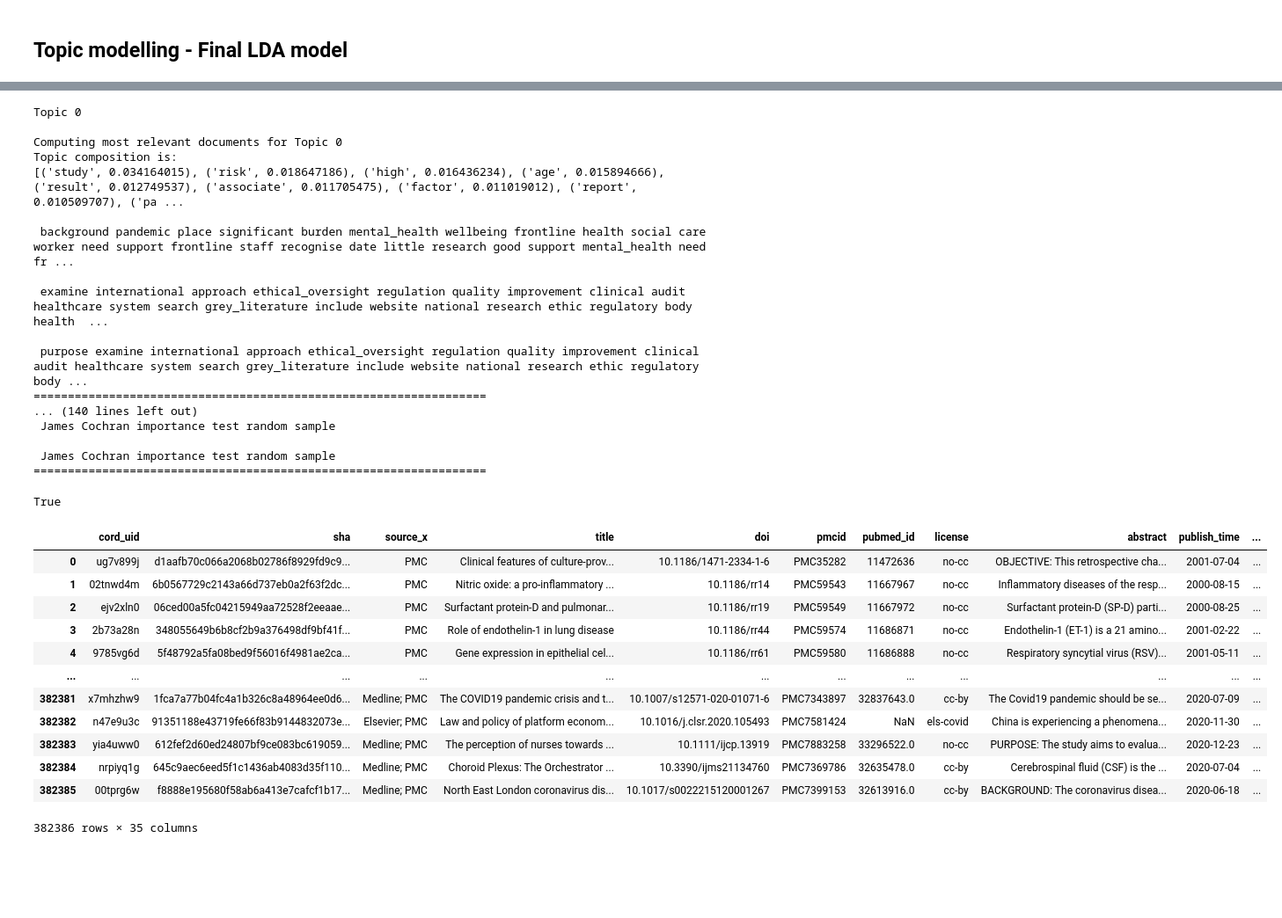
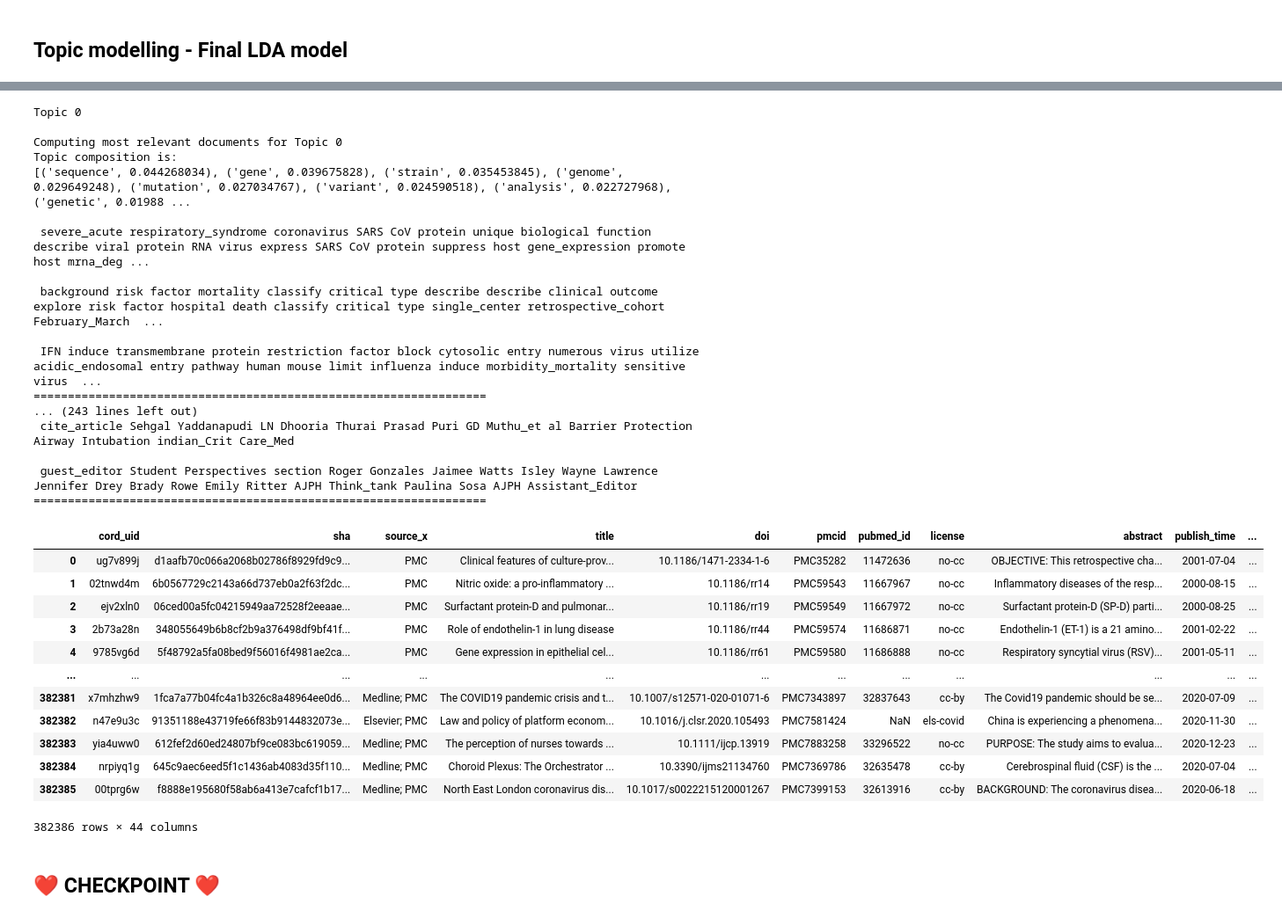
Before and after one commit to hl0d0w1g/CORD-19-NLP, a Jupyter notebook: CORD19_NLP.ipynb, the cells around one changed output, grey strips where cells are left out. Shown at 88% size. Saved outputs shown, nothing was run; the diff lists cells and outputs as text; code cells hidden in the pictures; blank space fills up the shorter version.

```diff
--- a/CORD19_NLP.ipynb
+++ b/CORD19_NLP.ipynb
@@ -687,6 +707,7 @@ Best number of topics: 13
 # %% [markdown]
 ## ❤️ CHECKPOINT ❤️
 # %%
+metadata_df = pd.read_csv('./data/metadata_processed_2.csv', low_memory=False)
 D = Dictionary.load('./data/gensim_dictionary')
 corpus = pickle.load(open('./data/corpus.pkl', 'rb'))
 corpus_bow = pickle.load(open('./data/corpus_bow.pkl', 'rb'))
@@ -797,6 +823,7 @@ def most_relevant_documents(ldag, topicid, corpus_bow, ndocs=10):
 
     return np.array(scores).argsort()[-ndocs:][::-1]
 
+# Visualize the most relevant documents for each topic
 for t in range(best_n_topics):
     print('Topic', t)
     print('')
@@ -807,56 +834,60 @@ for t in range(best_n_topics):
         print('\n', ' '.join(corpus[idproject]))
 
     print('==================================================================')
+    print('')
 # %% [output]
 Topic 0
 
 Computing most relevant documents for Topic 0
 Topic composition is:
-[('study', 0.034164015), ('risk', 0.018647186), ('high', 0.016436234), ('age', 0.015894666), ('result', 0.012749537), ('associate', 0.011705475), ('factor', 0.011019012), ('report', 0.010509707), ('pa ...
+[('sequence', 0.044268034), ('gene', 0.039675828), ('strain', 0.035453845), ('genome', 0.029649248), ('mutation', 0.027034767), ('variant', 0.024590518), ('analysis', 0.022727968), ('genetic', 0.01988 ...
 
- background pandemic place significant burden mental_health wellbeing frontline health social care worker need support frontline staff recognise date little research good support mental_health need fr ...
+ severe_acute respiratory_syndrome coronavirus SARS CoV protein unique biological function describe viral protein RNA virus express SARS CoV protein suppress host gene_expression promote host mrna_deg ...
 
- examine international approach ethical_oversight regulation quality improvement clinical audit healthcare system search grey_literature include website national research ethic regulatory body health  ...
+ background risk factor mortality classify critical type describe describe clinical outcome explore risk factor hospital death classify critical type single_center retrospective_cohort February_March  ...
 
- purpose examine international approach ethical_oversight regulation quality improvement clinical audit healthcare system search grey_literature include website national research ethic regulatory body ...
+ IFN induce transmembrane protein restriction factor block cytosolic entry numerous virus utilize acidic_endosomal entry pathway human mouse limit influenza induce morbidity_mortality sensitive virus  ...
 ==================================================================
-... (140 lines left out)
- James Cochran importance test random sample
+... (243 lines left out)
+ cite_article Sehgal Yaddanapudi LN Dhooria Thurai Prasad Puri GD Muthu_et al Barrier Protection Airway Intubation indian_Crit Care_Med
 
- James Cochran importance test random sample
+ guest_editor Student Perspectives section Roger Gonzales Jaimee Watts Isley Wayne Lawrence Jennifer Drey Brady Rowe Emily Ritter AJPH Think_tank Paulina Sosa AJPH Assistant_Editor
 ==================================================================
-# %%
-len(corpus_bow) == len(metadata_df)
-# %% [output]
-True
 # %%
+# Compute the weight of each topic for each document
 bow_topics = []
 for bow in tqdm(corpus_bow):
     topics = ldag.get_document_topics(bow, minimum_probability=0.000000000001)
     assert(len(topics) == best_n_topics)
 
     topics_dict = {}
+    topic_socres = []
     for t in range(best_n_topics):
         topics_dict['topic_' + str(topics[t][0])] = topics[t][1]
+        topic_socres.append(topics[t][1])
 
+    topics_dict['max_topic_id'] = np.argmax(topic_socres)
+    topics_dict['max_topic_score'] = np.max(topic_socres)
     bow_topics.append(topics_dict)
 
 topics_docs_df = pd.DataFrame(bow_topics)
 assert(len(metadata_df) == len(topics_docs_df))
 
 metadata_df = pd.concat([metadata_df, topics_docs_df], axis=1)
 metadata_df
 # %% [output]
 |  | cord_uid | sha | source_x | title | doi | pmcid | pubmed_id | license | abstract | publish_time | ... |
 | 0 | ug7v899j | d1aafb70c066a2068b02786f8929fd9c9... | PMC | Clinical features of culture-prov... | 10.1186/1471-2334-1-6 | PMC35282 | 11472636 | no-cc | OBJECTIVE: This retrospective cha... | 2001-07-04 | ... |
 | 1 | 02tnwd4m | 6b0567729c2143a66d737eb0a2f63f2dc... | PMC | Nitric oxide: a pro-inflammatory ... | 10.1186/rr14 | PMC59543 | 11667967 | no-cc | Inflammatory diseases of the resp... | 2000-08-15 | ... |
 | 2 | ejv2xln0 | 06ced00a5fc04215949aa72528f2eeaae... | PMC | Surfactant protein-D and pulmonar... | 10.1186/rr19 | PMC59549 | 11667972 | no-cc | Surfactant protein-D (SP-D) parti... | 2000-08-25 | ... |
 | 3 | 2b73a28n | 348055649b6b8cf2b9a376498df9bf41f... | PMC | Role of endothelin-1 in lung disease | 10.1186/rr44 | PMC59574 | 11686871 | no-cc | Endothelin-1 (ET-1) is a 21 amino... | 2001-02-22 | ... |
 | 4 | 9785vg6d | 5f48792a5fa08bed9f56016f4981ae2ca... | PMC | Gene expression in epithelial cel... | 10.1186/rr61 | PMC59580 | 11686888 | no-cc | Respiratory syncytial virus (RSV)... | 2001-05-11 | ... |
 | ... | ... | ... | ... | ... | ... | ... | ... | ... | ... | ... | ... |
-| 382381 | x7mhzhw9 | 1fca7a77b04fc4a1b326c8a48964ee0d6... | Medline; PMC | The COVID19 pandemic crisis and t... | 10.1007/s12571-020-01071-6 | PMC7343897 | 32837643.0 | cc-by | The Covid19 pandemic should be se... | 2020-07-09 | ... |
+| 382381 | x7mhzhw9 | 1fca7a77b04fc4a1b326c8a48964ee0d6... | Medline; PMC | The COVID19 pandemic crisis and t... | 10.1007/s12571-020-01071-6 | PMC7343897 | 32837643 | cc-by | The Covid19 pandemic should be se... | 2020-07-09 | ... |
 | 382382 | n47e9u3c | 91351188e43719fe66f83b9144832073e... | Elsevier; PMC | Law and policy of platform econom... | 10.1016/j.clsr.2020.105493 | PMC7581424 | NaN | els-covid | China is experiencing a phenomena... | 2020-11-30 | ... |
-| 382383 | yia4uww0 | 612fef2d60ed24807bf9ce083bc619059... | Medline; PMC | The perception of nurses towards ... | 10.1111/ijcp.13919 | PMC7883258 | 33296522.0 | no-cc | PURPOSE: The study aims to evalua... | 2020-12-23 | ... |
-| 382384 | nrpiyq1g | 645c9aec6eed5f1c1436ab4083d35f110... | Medline; PMC | Choroid Plexus: The Orchestrator ... | 10.3390/ijms21134760 | PMC7369786 | 32635478.0 | cc-by | Cerebrospinal fluid (CSF) is the ... | 2020-07-04 | ... |
-| 382385 | 00tprg6w | f8888e195680f58ab6a413e7cafcf1b17... | Medline; PMC | North East London coronavirus dis... | 10.1017/s0022215120001267 | PMC7399153 | 32613916.0 | cc-by | BACKGROUND: The coronavirus disea... | 2020-06-18 | ... |
+| 382383 | yia4uww0 | 612fef2d60ed24807bf9ce083bc619059... | Medline; PMC | The perception of nurses towards ... | 10.1111/ijcp.13919 | PMC7883258 | 33296522 | no-cc | PURPOSE: The study aims to evalua... | 2020-12-23 | ... |
+| 382384 | nrpiyq1g | 645c9aec6eed5f1c1436ab4083d35f110... | Medline; PMC | Choroid Plexus: The Orchestrator ... | 10.3390/ijms21134760 | PMC7369786 | 32635478 | cc-by | Cerebrospinal fluid (CSF) is the ... | 2020-07-04 | ... |
+| 382385 | 00tprg6w | f8888e195680f58ab6a413e7cafcf1b17... | Medline; PMC | North East London coronavirus dis... | 10.1017/s0022215120001267 | PMC7399153 | 32613916 | cc-by | BACKGROUND: The coronavirus disea... | 2020-06-18 | ... |
-382386 rows × 35 columns
+382386 rows × 44 columns
+# %% [markdown]
+## ❤️ CHECKPOINT ❤️
```
Also changed, not shown: parts of 22 cells of this notebook.
